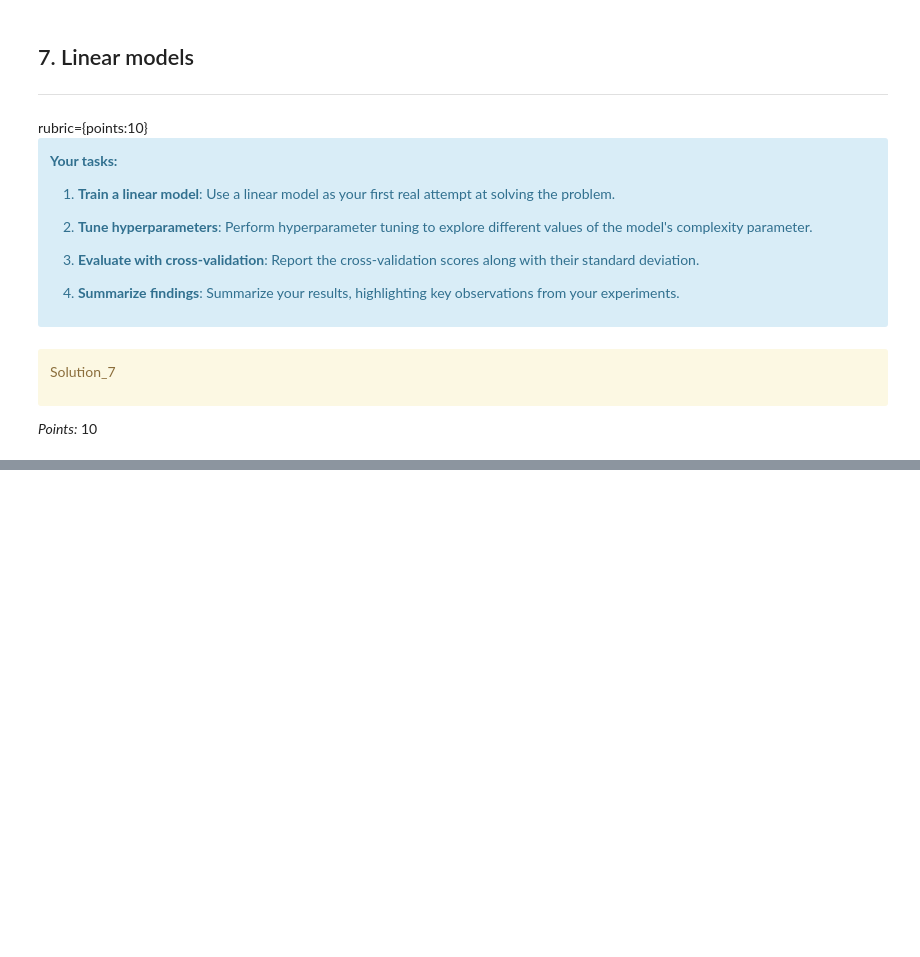
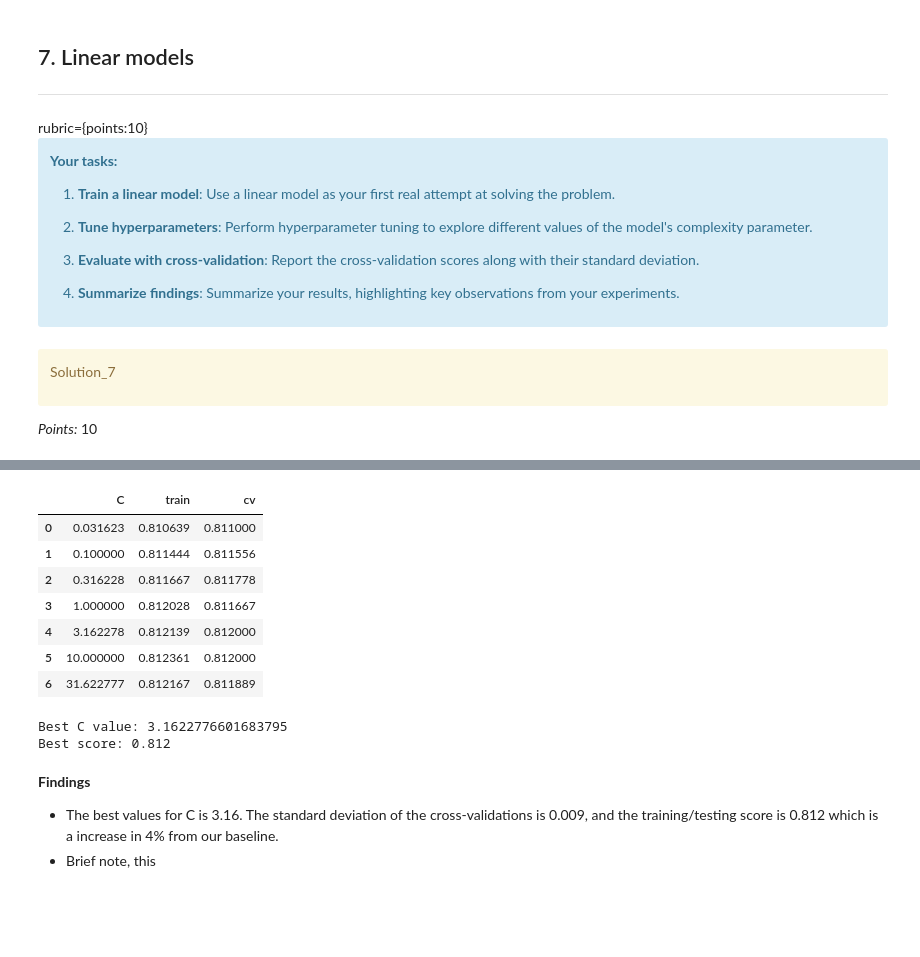
Before and after one commit to fisher-mw/CPSC-330-Project, a Jupyter notebook: hw5.ipynb, the cells around one changed output, grey strips where cells are left out. Drawn from its saved outputs; the diff is of its cells as text; code cells hidden in the pictures; blank space fills up the shorter version.

```diff
--- a/hw5.ipynb
+++ b/hw5.ipynb
@@ -458,0 +551,11 @@ _Type your answer here, replacing this text._
+# %%
+pd.DataFrame({"C": C_vals, "train": train_scores, "cv": cv_scores})
+# %% [output]
+|  | C | train | cv |
+| 0 | 0.031623 | 0.810639 | 0.811000 |
+| 1 | 0.100000 | 0.811444 | 0.811556 |
+| 2 | 0.316228 | 0.811667 | 0.811778 |
+| 3 | 1.000000 | 0.812028 | 0.811667 |
+| 4 | 3.162278 | 0.812139 | 0.812000 |
+| 5 | 10.000000 | 0.812361 | 0.812000 |
+| 6 | 31.622777 | 0.812167 | 0.811889 |
@@ -459,3 +577,13 @@ _Type your answer here, replacing this text._
+# %%
+print(f"Best C value: {best_C}")
+print(f"Best score: {best_score}")
+# %% [output]
+Best C value: 3.1622776601683795
+Best score: 0.812
+# %% [markdown]
+**Findings**
+- The best values for C is 3.16. The standard deviation of the cross-validations is 0.009, and the training/testing score is 0.812 which is a increase in 4% from our baseline.
+- Brief note, this
 # %% [markdown]
 <!-- END QUESTION -->
 
```
Also changed, not shown: parts of 72 cells of this notebook, 1 other file.
